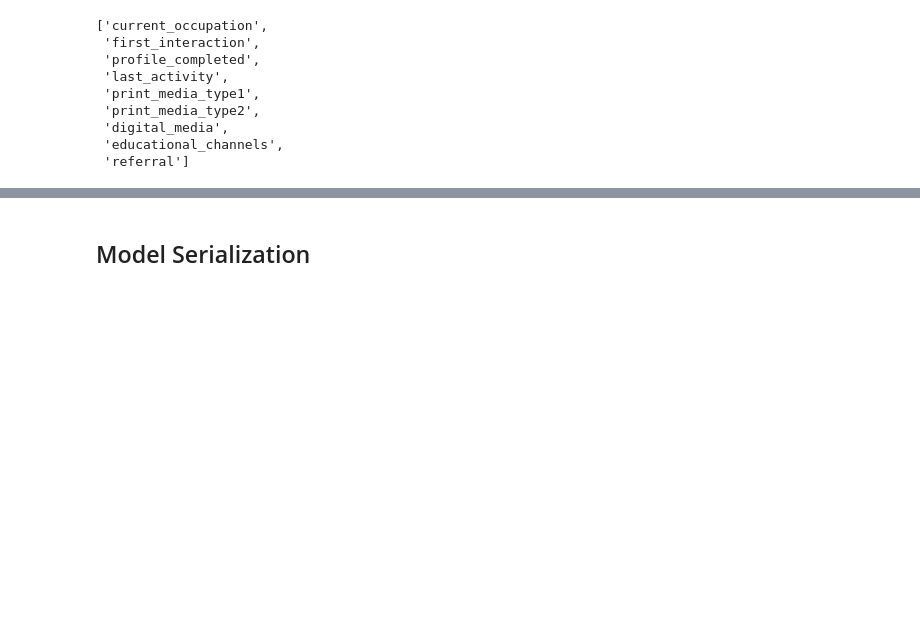
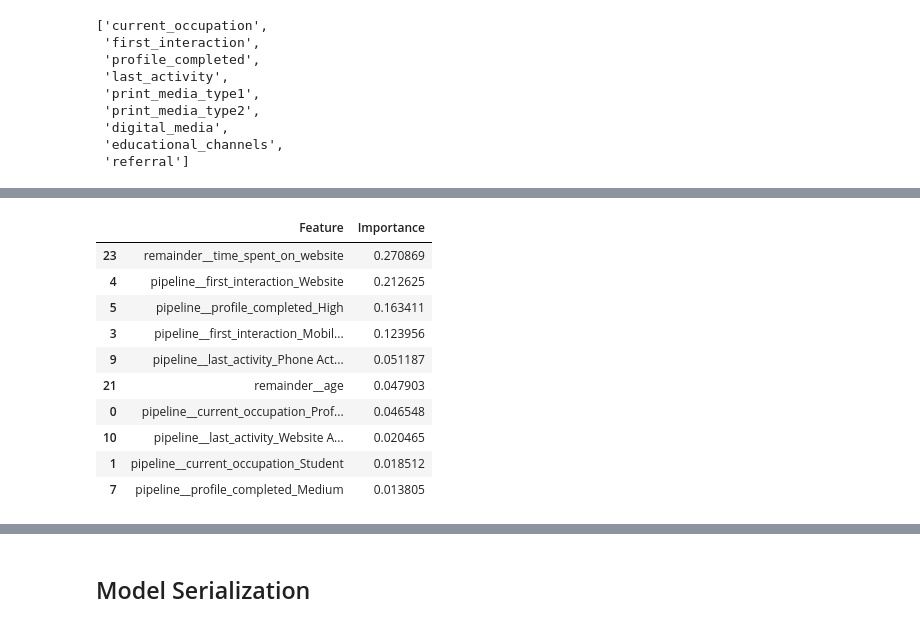
Before and after one commit to berns722/lead-scoring-model, a Jupyter notebook: notebooks/exploration.ipynb, the cells around one changed output, grey strips where cells are left out. Drawn from its saved outputs; the diff is of its cells as text; code cells hidden in the pictures; blank space fills up the shorter version.

```diff
--- a/notebooks/exploration.ipynb
+++ b/notebooks/exploration.ipynb
@@ -584,3 +560,27 @@ feature_importance_df.head(10)
+# %%
+column_transformer = model_tuned.named_steps["columntransformer"]
+feature_names = column_transformer.get_feature_names_out()
+
+importances = model_tuned.named_steps["gradientboostingclassifier"].feature_importances_
+
+feature_importance_df = pd.DataFrame({
+    "Feature": feature_names,
+    "Importance": importances,
+}).sort_values(by="Importance", ascending=False)
+
+feature_importance_df.head(10)
+# %% [output]
+|  | Feature | Importance |
+| 23 | remainder__time_spent_on_website | 0.270869 |
+| 4 | pipeline__first_interaction_Website | 0.212625 |
+| 5 | pipeline__profile_completed_High | 0.163411 |
+| 3 | pipeline__first_interaction_Mobil... | 0.123956 |
+| 9 | pipeline__last_activity_Phone Act... | 0.051187 |
+| 21 | remainder__age | 0.047903 |
+| 0 | pipeline__current_occupation_Prof... | 0.046548 |
+| 10 | pipeline__last_activity_Website A... | 0.020465 |
+| 1 | pipeline__current_occupation_Student | 0.018512 |
+| 7 | pipeline__profile_completed_Medium | 0.013805 |
 # %%
 feature_importance_df.head(10).plot(
     kind="barh",
```
Also changed, not shown: parts of 41 cells of this notebook.
